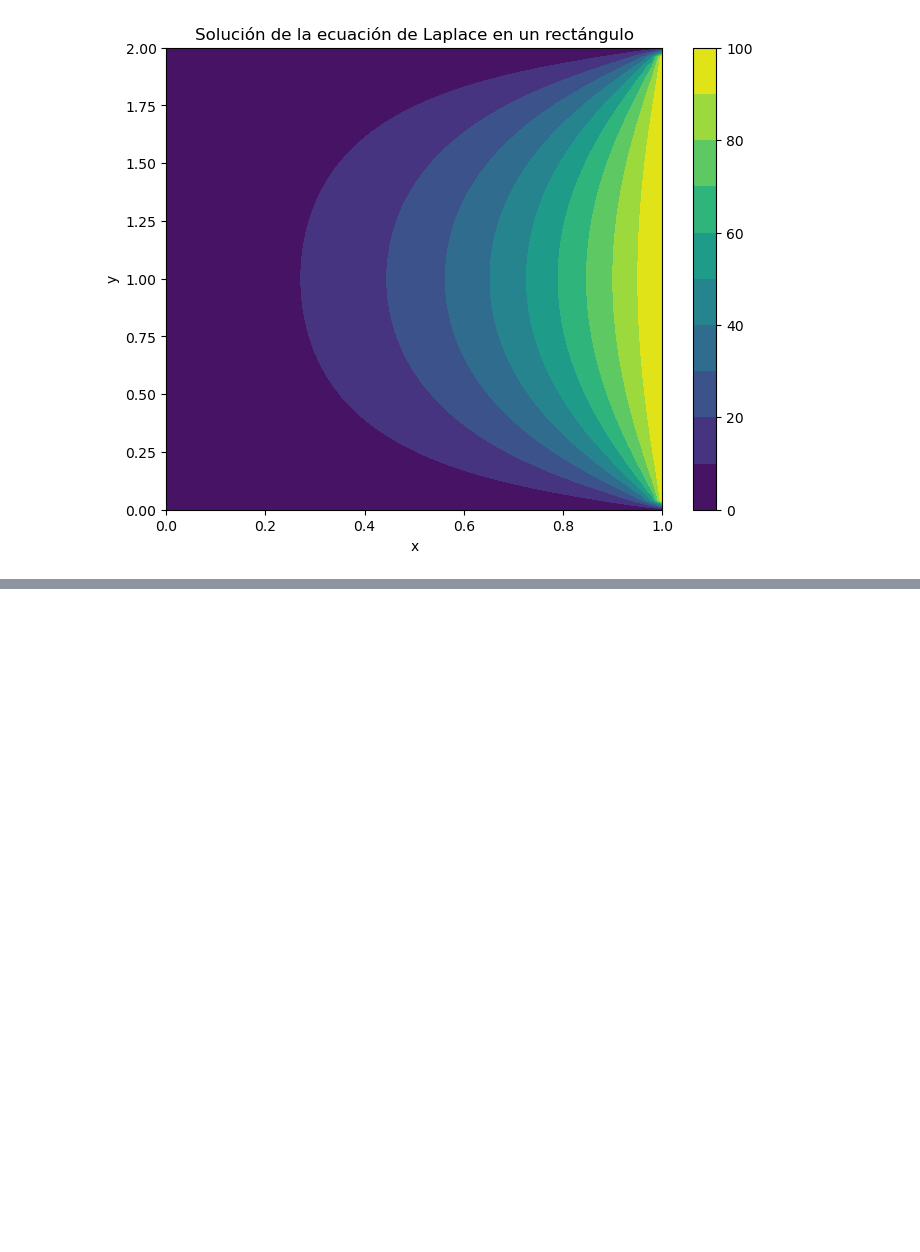
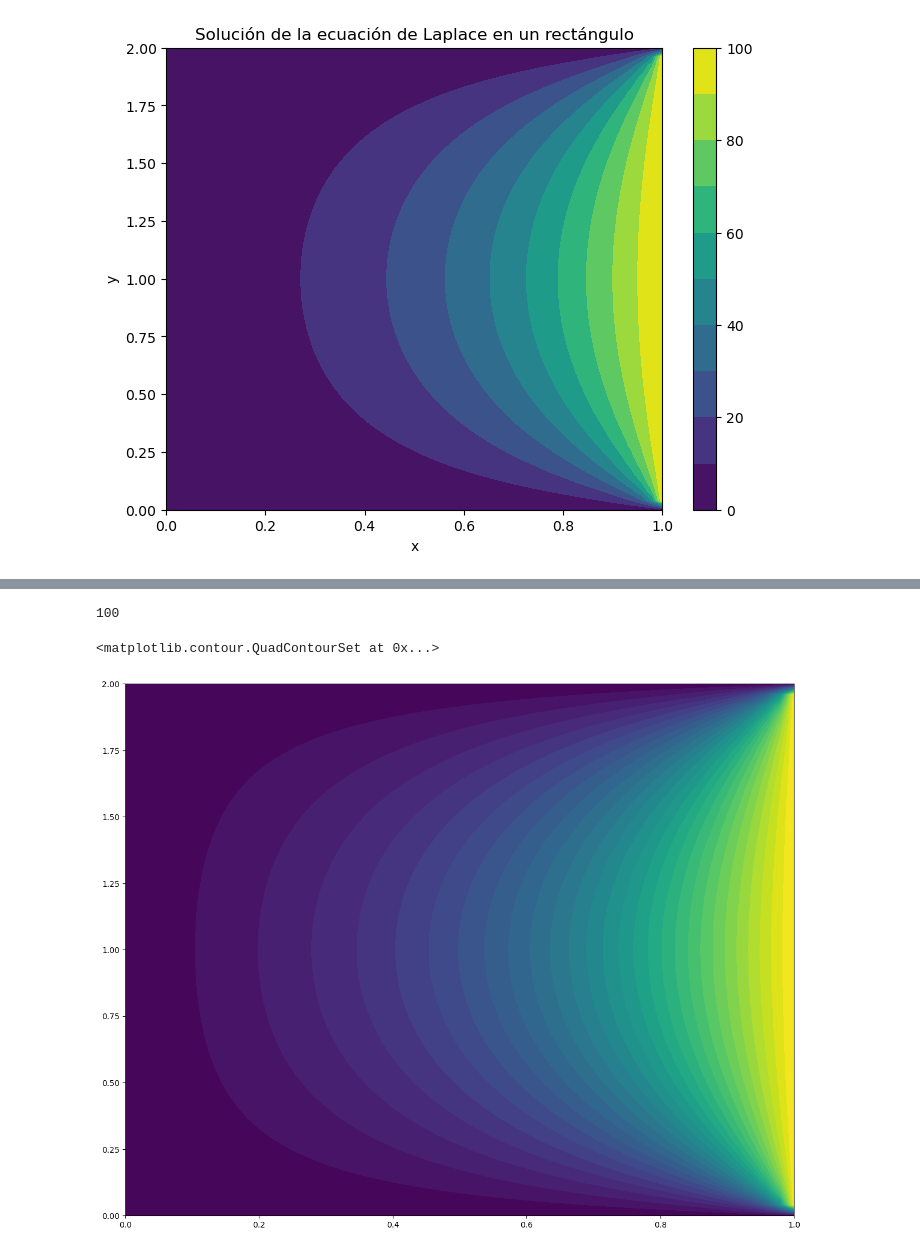
Before and after one commit to alhazacod/heat_eq_t_dependant_boundary, a Jupyter notebook: bloque_calor_t.ipynb, the cells around one changed output, grey strips where cells are left out. Saved outputs shown, nothing was run; the diff lists cells and outputs as text; code cells hidden in the pictures; blank space fills up the shorter version.

```diff
--- a/bloque_calor_t.ipynb
+++ b/bloque_calor_t.ipynb
@@ -105,0 +115,21 @@ for i in range(0,80,10):
+# %%
+# define subplot grid
+fig, axs = plt.subplots(nrows=1, ncols=1, figsize=(15, 12))
+plt.subplots_adjust(hspace=0.5)
+#fig.suptitle("_", fontsize=18, y=0.95)
+
+
+conds = {':,-1':0,
+           ':,0' :0,
+           '0,:' :0,
+           '-1,:':0}
+
+conds[':,-1'] = 4300
+print(conds[':,-1'])
+
+X,Y,phi = solver(conds,(1,2))
+axs.contourf(X, Y, phi, levels=np.linspace(0,100,30))
+# %% [output]
+100
+<matplotlib.contour.QuadContourSet at 0x...>
+[figure, added]
```
Also changed, not shown: parts of 1 cell of this notebook.
